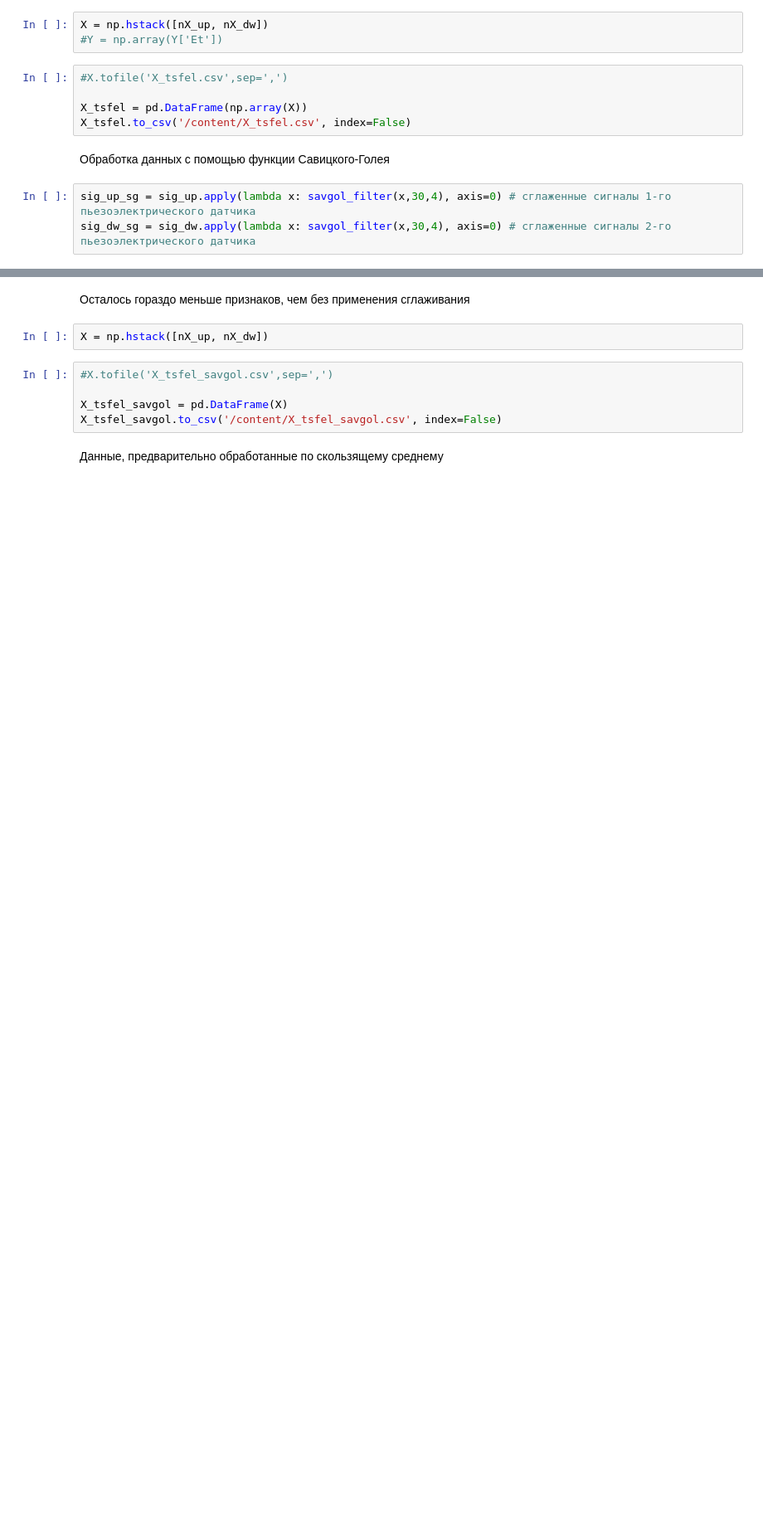
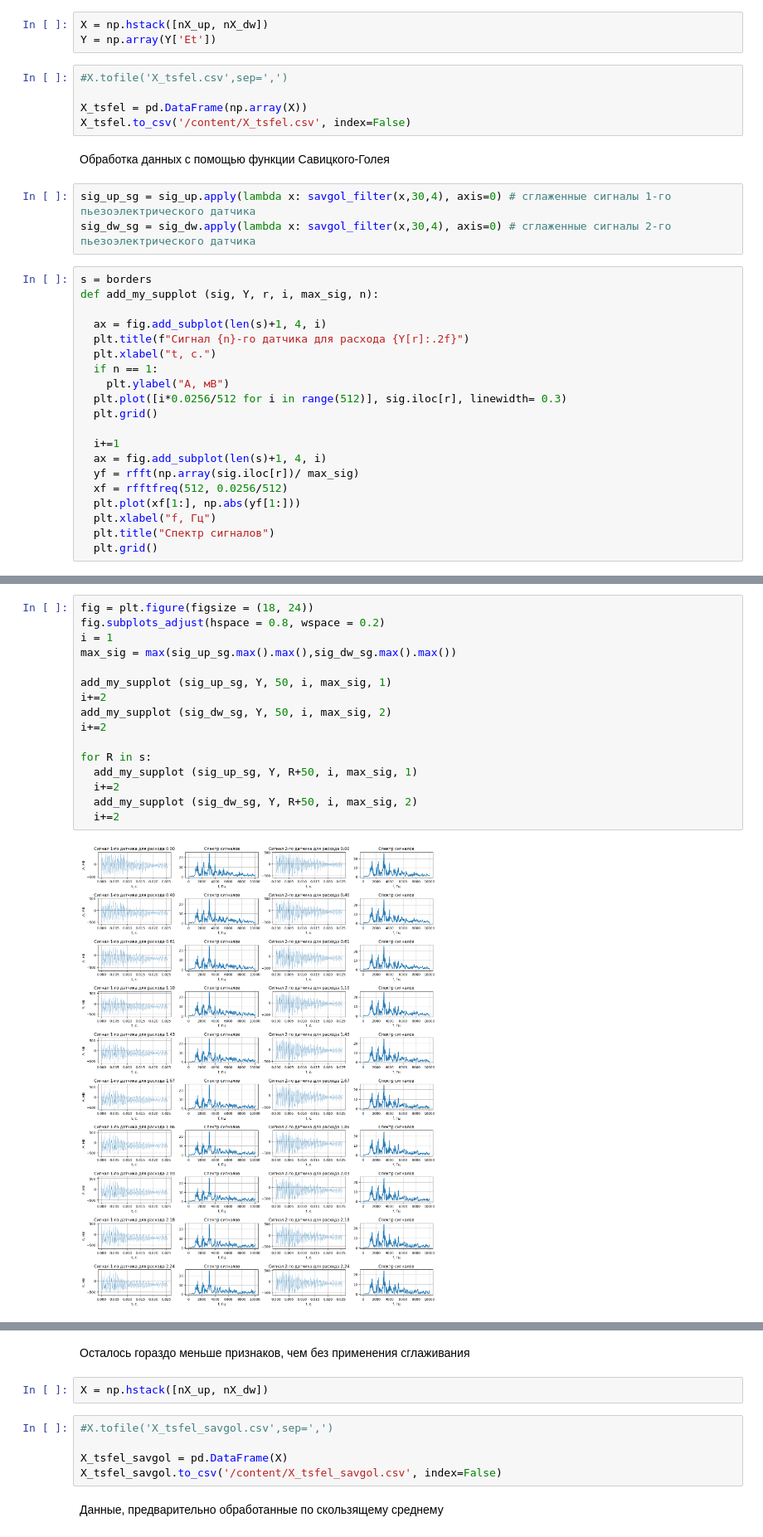
Before and after one commit to PetrGavrilin/VKR_URFU, a Jupyter notebook: VKR_part2_Preprocessing.ipynb, the cells around one changed output, grey strips where cells are left out. Shown at 83% size. Drawn from its saved outputs; the diff is of its cells as text; blank space fills up the shorter version.

```diff
--- a/VKR_part2_Preprocessing.ipynb
+++ b/VKR_part2_Preprocessing.ipynb
@@ -47,6 +49,6 @@ print(len(nX_dw[0]))
 # %%
 X = np.hstack([nX_up, nX_dw])
-#Y = np.array(Y['Et'])
+Y = np.array(Y['Et'])
 # %%
 #X.tofile('X_tsfel.csv',sep=',')
 
@@ -57,3 +59,23 @@ X_tsfel.to_csv('/content/X_tsfel.csv', index=False)
 # %%
 sig_up_sg = sig_up.apply(lambda x: savgol_filter(x,30,4), axis=0) # сглаженные сигналы 1-го пьезоэлектрического датчика
 sig_dw_sg = sig_dw.apply(lambda x: savgol_filter(x,30,4), axis=0) # сглаженные сигналы 2-го пьезоэлектрического датчика
+# %%
+s = borders
+def add_my_supplot (sig, Y, r, i, max_sig, n):
+
+  ax = fig.add_subplot(len(s)+1, 4, i)
+  plt.title(f"Сигнал {n}-го датчика для расхода {Y[r]:.2f}")
+  plt.xlabel("t, c.")
+  if n == 1:
+    plt.ylabel("А, мВ")
+  plt.plot([i*0.0256/512 for i in range(512)], sig.iloc[r], linewidth= 0.3)
+  plt.grid()
+
+  i+=1
+  ax = fig.add_subplot(len(s)+1, 4, i)
+  yf = rfft(np.array(sig.iloc[r])/ max_sig)
+  xf = rfftfreq(512, 0.0256/512)
+  plt.plot(xf[1:], np.abs(yf[1:]))
+  plt.xlabel("f, Гц")
+  plt.title("Спектр сигналов")
+  plt.grid()
@@ -60,2 +88,20 @@ sig_dw_sg = sig_dw.apply(lambda x: savgol_filter(x,30,4), axis=0) # сглаже
+# %%
+fig = plt.figure(figsize = (18, 24))
+fig.subplots_adjust(hspace = 0.8, wspace = 0.2)
+i = 1
+max_sig = max(sig_up_sg.max().max(),sig_dw_sg.max().max())
+
+add_my_supplot (sig_up_sg, Y, 50, i, max_sig, 1)
+i+=2
+add_my_supplot (sig_dw_sg, Y, 50, i, max_sig, 2)
+i+=2
+
+for R in s:
+  add_my_supplot (sig_up_sg, Y, R+50, i, max_sig, 1)
+  i+=2
+  add_my_supplot (sig_dw_sg, Y, R+50, i, max_sig, 2)
+  i+=2
+# %% [output]
+[figure, added]
 # %%
 nX_up = my_features_extraction(sig_up_sg)
```
Also changed, not shown: parts of 17 cells of this notebook.
